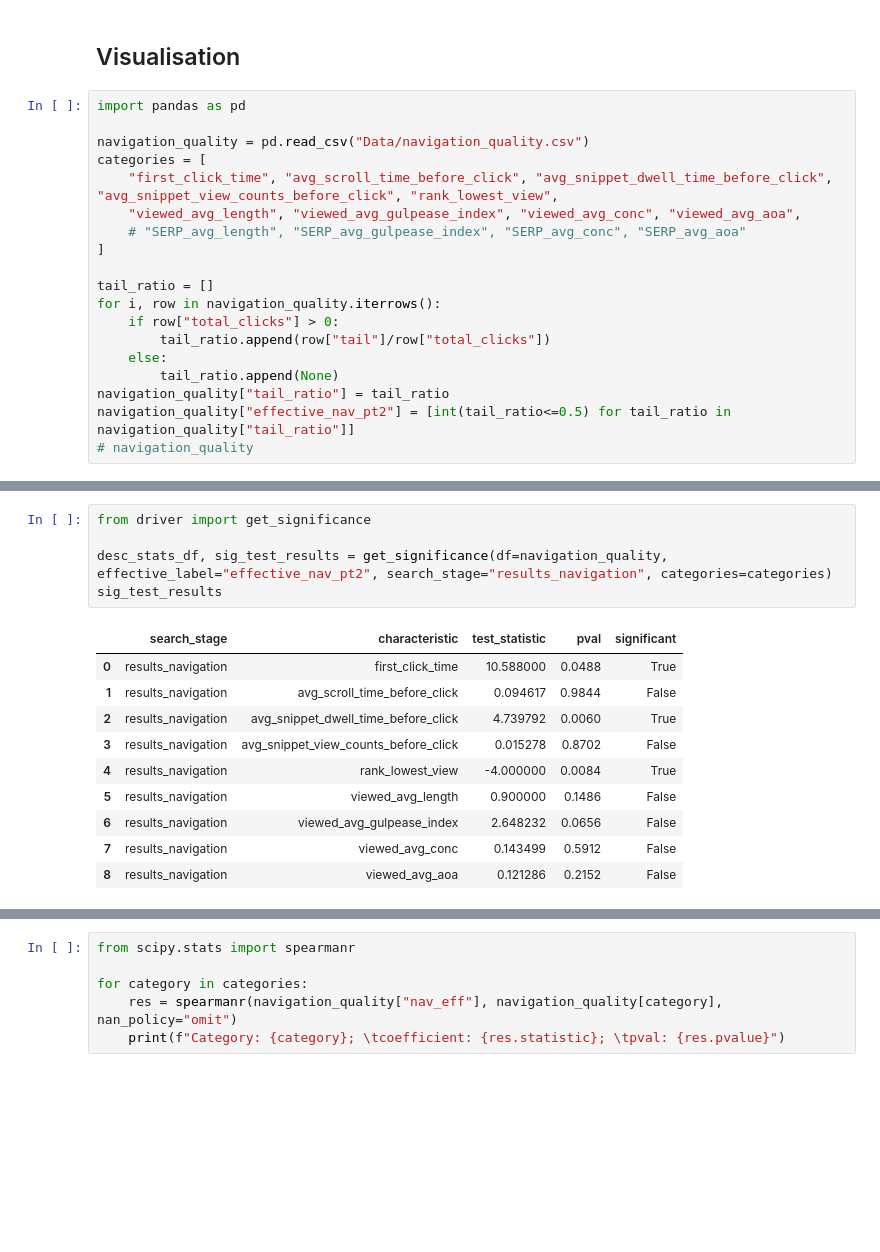
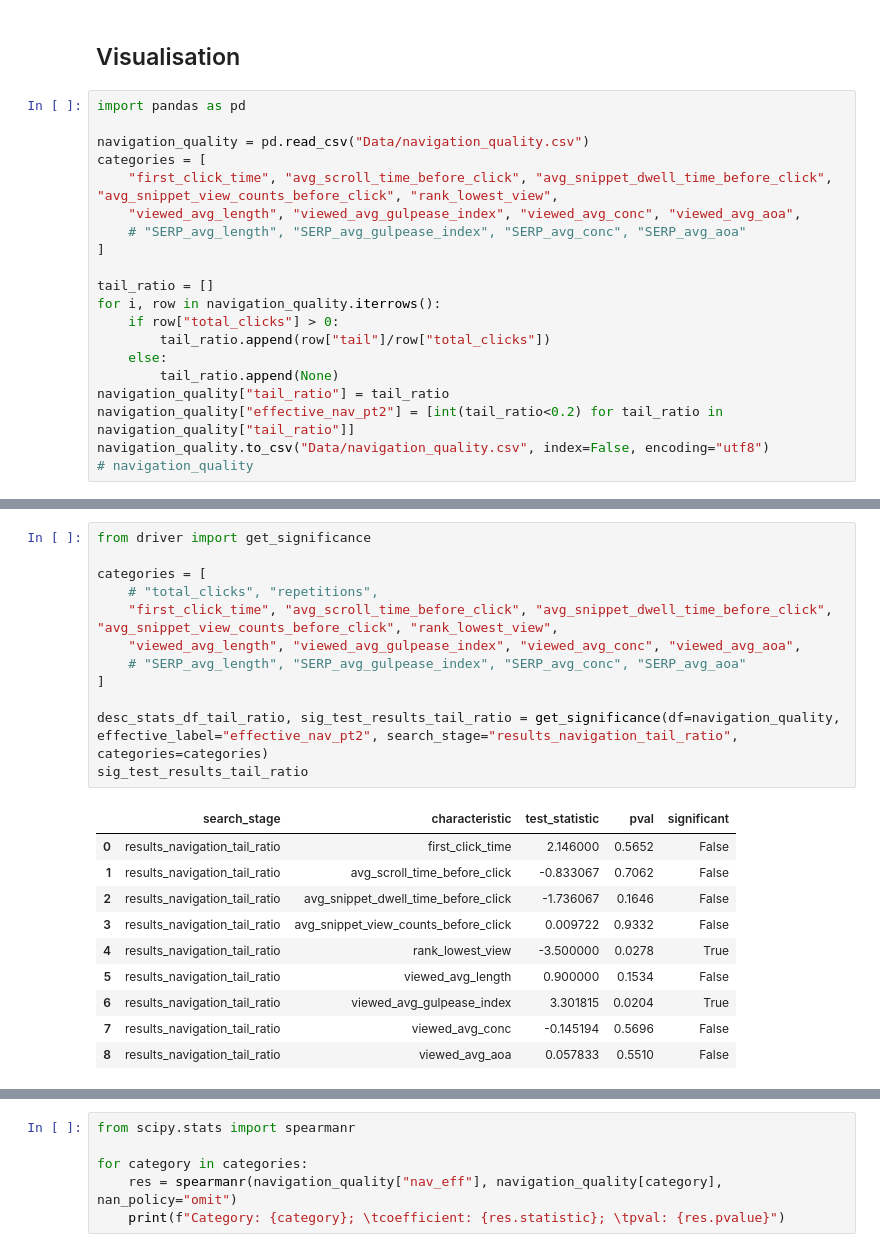
Before and after one commit to SOLandChildren/CHIIR27_LogAnalysis, a Jupyter notebook: results_navigation.ipynb, the cells around one changed output, grey strips where cells are left out. Saved outputs shown, nothing was run; the diff lists cells and outputs as text; blank space fills up the shorter version.

```diff
--- a/results_navigation.ipynb
+++ b/results_navigation.ipynb
@@ -204,7 +204,8 @@ for i, row in navigation_quality.iterrows():
     else:
         tail_ratio.append(None)
 navigation_quality["tail_ratio"] = tail_ratio
-navigation_quality["effective_nav_pt2"] = [int(tail_ratio<=0.5) for tail_ratio in navigation_quality["tail_ratio"]]
+navigation_quality["effective_nav_pt2"] = [int(tail_ratio<0.2) for tail_ratio in navigation_quality["tail_ratio"]]
+navigation_quality.to_csv("Data/navigation_quality.csv", index=False, encoding="utf8")
 # navigation_quality
 # %%
 len(navigation_quality.loc[navigation_quality["effective_nav_pt2"]==1]), len(navigation_quality)
@@ -211,17 +249,24 @@ len(navigation_quality.loc[navigation_quality["effective_nav_pt2"]==1]), len(nav
 # %%
 from driver import get_significance
 
-desc_stats_df, sig_test_results = get_significance(df=navigation_quality, effective_label="effective_nav_pt2", search_stage="results_navigation", categories=categories)
-sig_test_results
+categories = [
+    # "total_clicks", "repetitions",
+    "first_click_time", "avg_scroll_time_before_click", "avg_snippet_dwell_time_before_click", "avg_snippet_view_counts_before_click", "rank_lowest_view",
+    "viewed_avg_length", "viewed_avg_gulpease_index", "viewed_avg_conc", "viewed_avg_aoa",
+    # "SERP_avg_length", "SERP_avg_gulpease_index", "SERP_avg_conc", "SERP_avg_aoa"
+]
+
+desc_stats_df_tail_ratio, sig_test_results_tail_ratio = get_significance(df=navigation_quality, effective_label="effective_nav_pt2", search_stage="results_navigation_tail_ratio", categories=categories)
+sig_test_results_tail_ratio
 # %% [output]
 |  | search_stage | characteristic | test_statistic | pval | significant |
-| 0 | results_navigation | first_click_time | 10.588000 | 0.0488 | True |
-| 1 | results_navigation | avg_scroll_time_before_click | 0.094617 | 0.9844 | False |
-| 2 | results_navigation | avg_snippet_dwell_time_before_click | 4.739792 | 0.0060 | True |
-| 3 | results_navigation | avg_snippet_view_counts_before_click | 0.015278 | 0.8702 | False |
-| 4 | results_navigation | rank_lowest_view | -4.000000 | 0.0084 | True |
-| 5 | results_navigation | viewed_avg_length | 0.900000 | 0.1486 | False |
-| 6 | results_navigation | viewed_avg_gulpease_index | 2.648232 | 0.0656 | False |
-| 7 | results_navigation | viewed_avg_conc | 0.143499 | 0.5912 | False |
-| 8 | results_navigation | viewed_avg_aoa | 0.121286 | 0.2152 | False |
+| 0 | results_navigation_tail_ratio | first_click_time | 2.146000 | 0.5652 | False |
+| 1 | results_navigation_tail_ratio | avg_scroll_time_before_click | -0.833067 | 0.7062 | False |
+| 2 | results_navigation_tail_ratio | avg_snippet_dwell_time_before_click | -1.736067 | 0.1646 | False |
+| 3 | results_navigation_tail_ratio | avg_snippet_view_counts_before_click | 0.009722 | 0.9332 | False |
+| 4 | results_navigation_tail_ratio | rank_lowest_view | -3.500000 | 0.0278 | True |
+| 5 | results_navigation_tail_ratio | viewed_avg_length | 0.900000 | 0.1534 | False |
+| 6 | results_navigation_tail_ratio | viewed_avg_gulpease_index | 3.301815 | 0.0204 | True |
+| 7 | results_navigation_tail_ratio | viewed_avg_conc | -0.145194 | 0.5696 | False |
+| 8 | results_navigation_tail_ratio | viewed_avg_aoa | 0.057833 | 0.5510 | False |
 # %%
```
Also changed, not shown: parts of 6 cells of this notebook, 22 other files.
